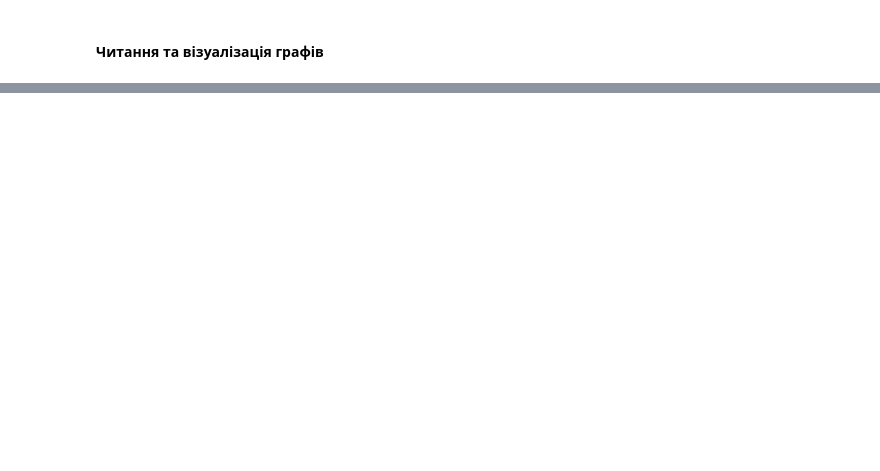
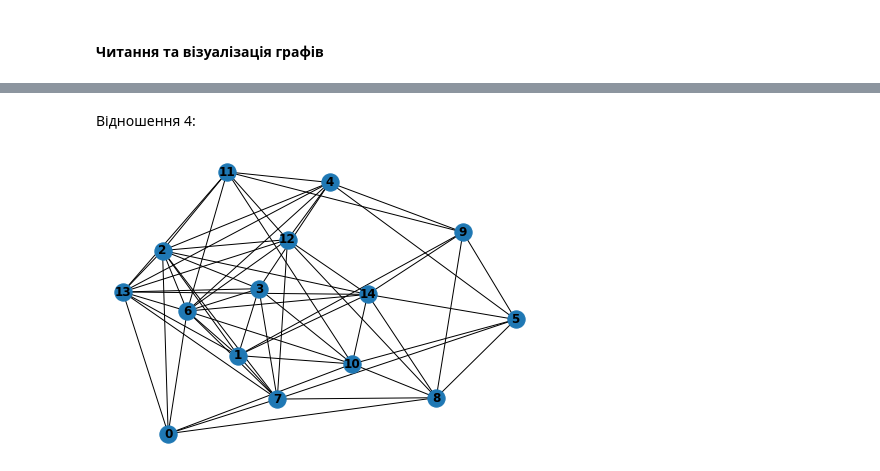
Before and after one commit to ojdmytruk/DecisionTheory_sem7, a Jupyter notebook: TPR_lab2/Task2.ipynb, the cells around one changed output, grey strips where cells are left out. Saved outputs shown, nothing was run; the diff lists cells and outputs as text; code cells hidden in the pictures; blank space fills up the shorter version.

```diff
--- a/TPR_lab2/Task2.ipynb
+++ b/TPR_lab2/Task2.ipynb
@@ -145,0 +263,13 @@ def print_result(s):
+# %% [markdown]
+Відношення 4:
+# %%
+matrix4 = np.array(Relation[3])
+G4 = nx.Graph()
+for i in range(len(matrix4)):
+    G4.add_node(i)
+    for j in range(len(matrix4)):
+        if matrix4[i][j] == 1:
+            G4.add_edge(*(i,j))
+nx.draw(G4, with_labels=True, font_weight='bold')
+# %% [output]
+[figure, added]
```
Also changed, not shown: parts of 49 cells of this notebook, 2 other files.
